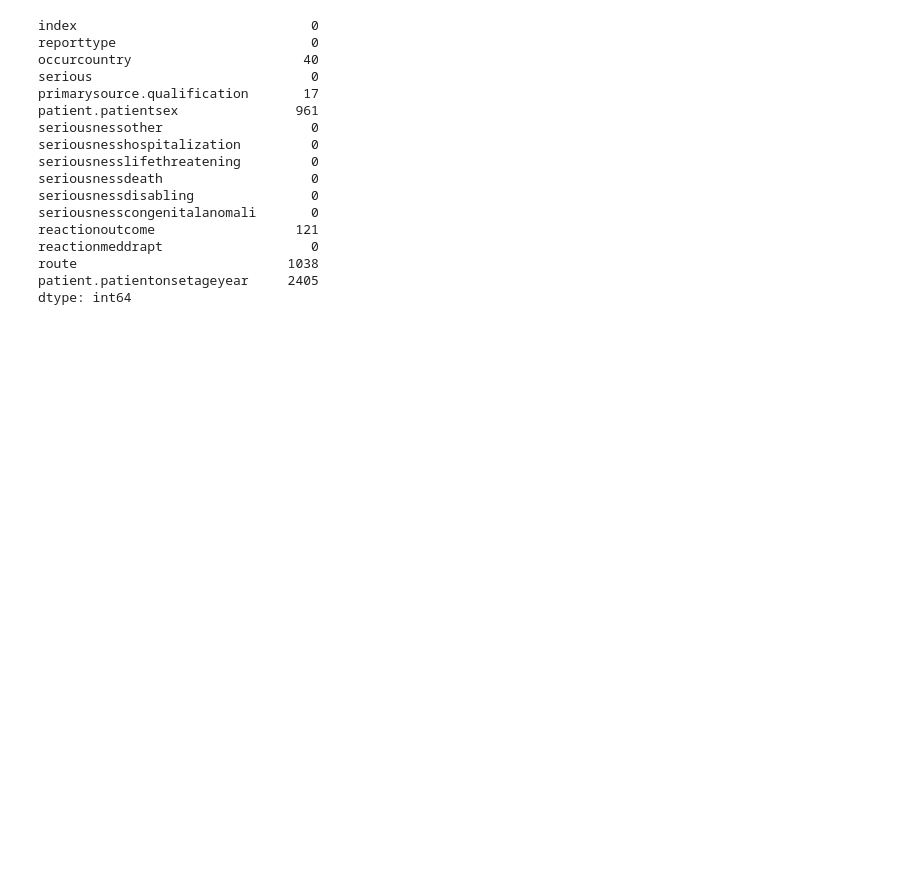
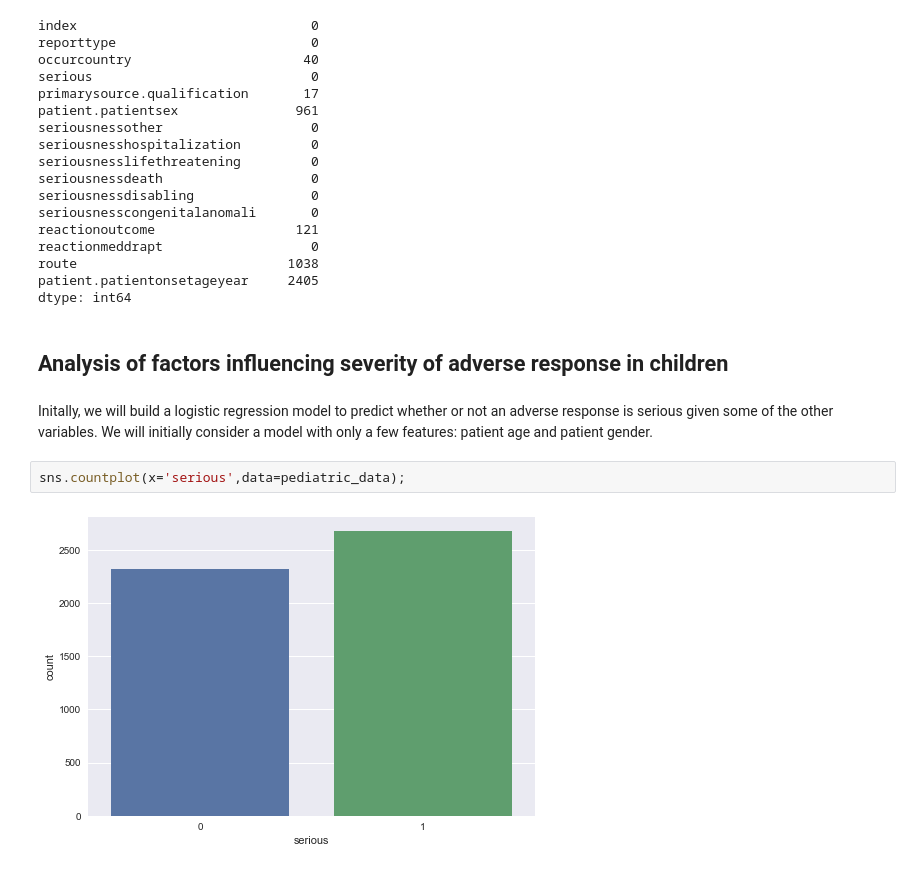
Before and after one commit to ambevan/OpenFDA_Case_Study, a Jupyter notebook: Severity of adverse reactions in children.ipynb, the cells around one changed output. Saved outputs shown, nothing was run; the diff lists cells and outputs as text; blank space fills up the shorter version.

Commit message:
More analysis & logistic regression example

```diff
--- a/Severity of adverse reactions in children.ipynb
+++ b/Severity of adverse reactions in children.ipynb
@@ -120,3 +142,11 @@ reactionmeddrapt                   0
 route                           1038
 patient.patientonsetageyear     2405
 dtype: int64
+# %% [markdown]
+## Analysis of factors influencing severity of adverse response in children
+# %% [markdown]
+Initally, we will build a logistic regression model to predict whether or not an adverse response is serious given some of the other variables. We will initially consider a model with only a few features: patient age and patient gender.
+# %%
+sns.countplot(x='serious',data=pediatric_data);
+# %% [output]
+[figure, added]
```
Also changed, not shown: parts of 34 cells of this notebook, 3 other files.
